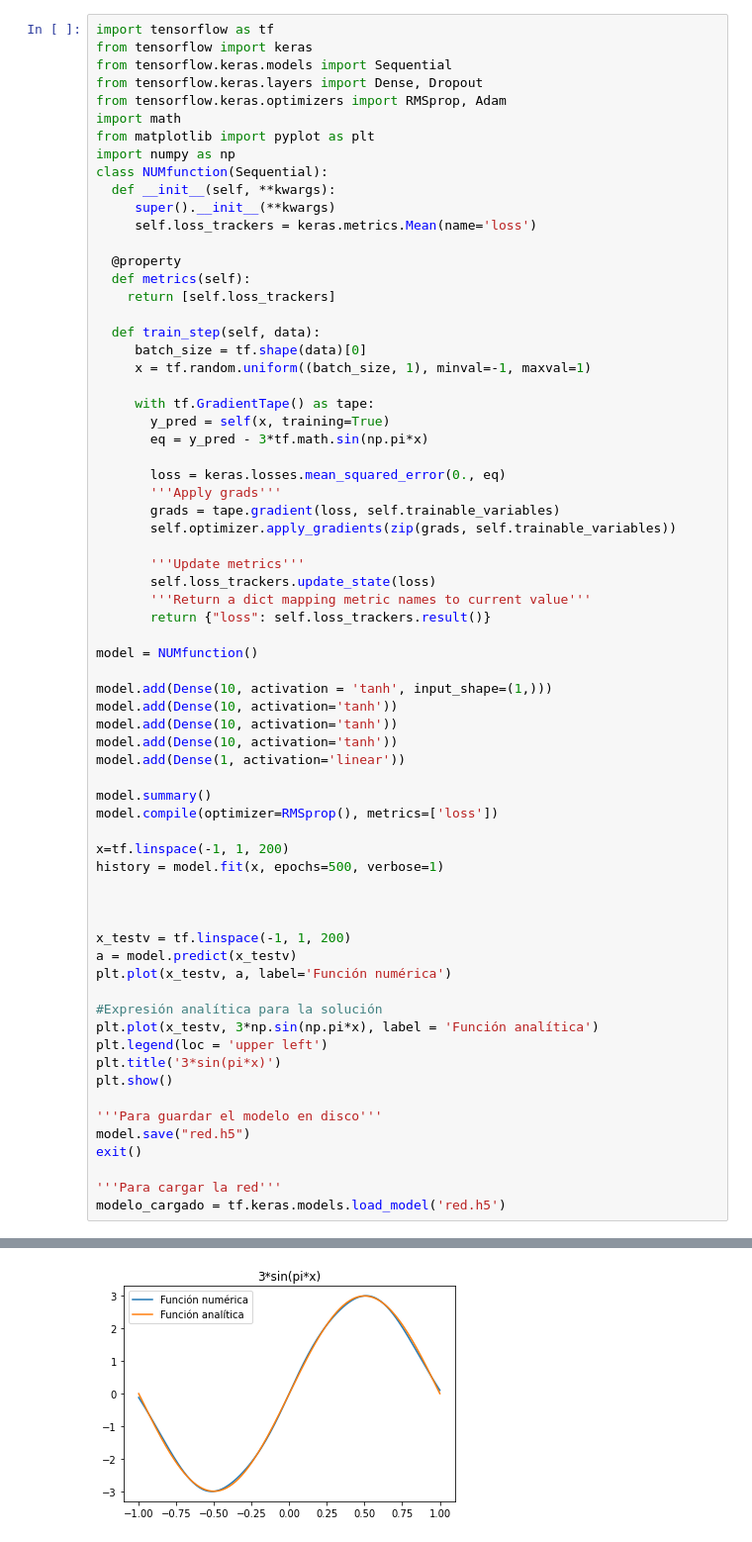
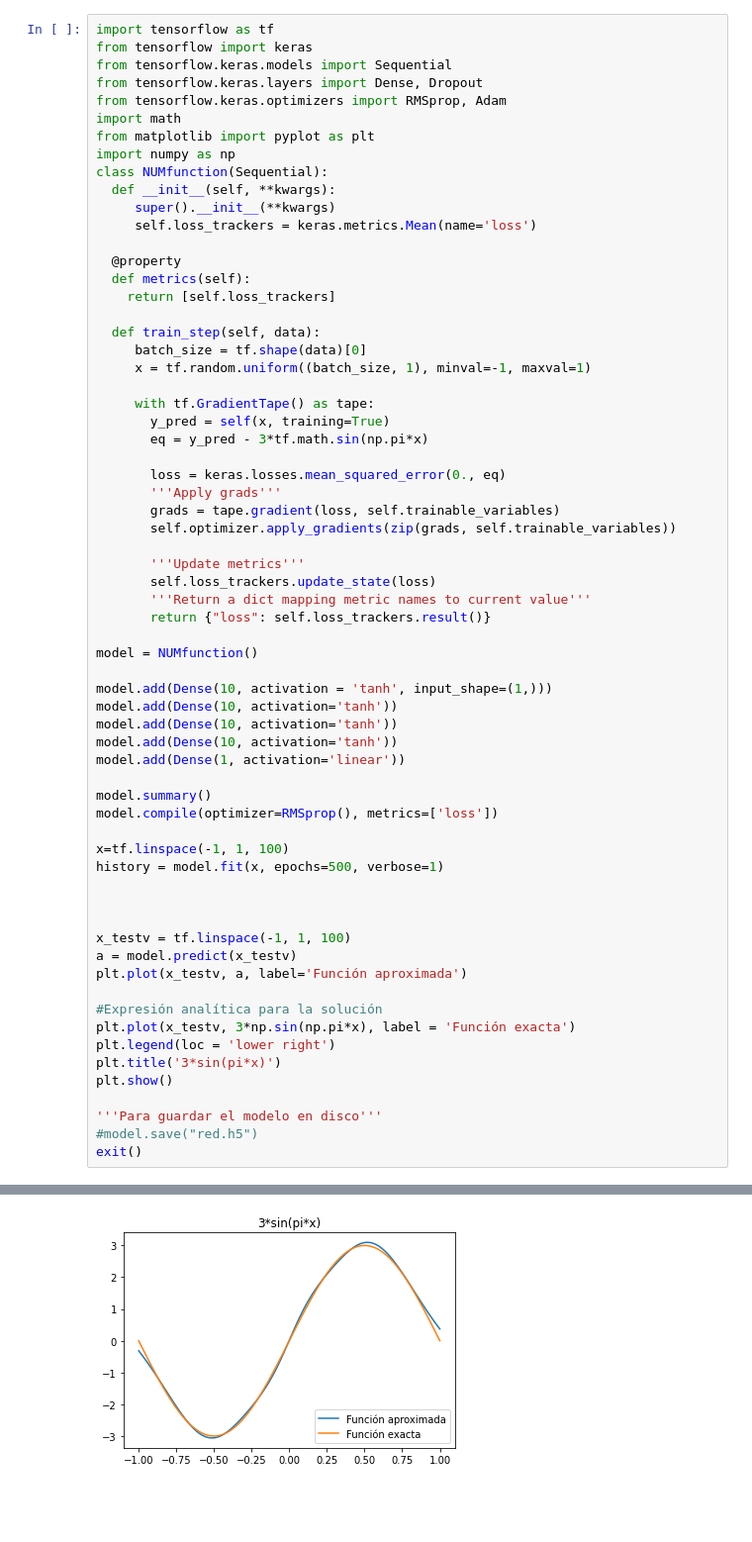
Before and after one commit to Bere91/oto-o-22-Tarea-3, a Jupyter notebook: Ejercicio_1.ipynb, the cells around one changed output, grey strips where cells are left out. Shown at 99% size. Drawn from its saved outputs; the diff is of its cells as text; blank space fills up the shorter version.

```diff
--- a/Ejercicio_1.ipynb
+++ b/Ejercicio_1.ipynb
@@ -47,27 +47,24 @@ model.add(Dense(1, activation='linear'))
 model.summary()
 model.compile(optimizer=RMSprop(), metrics=['loss'])
 
-x=tf.linspace(-1, 1, 200)
+x=tf.linspace(-1, 1, 100)
 history = model.fit(x, epochs=500, verbose=1)
 
 
 
-x_testv = tf.linspace(-1, 1, 200)
+x_testv = tf.linspace(-1, 1, 100)
 a = model.predict(x_testv)
-plt.plot(x_testv, a, label='Función numérica')
+plt.plot(x_testv, a, label='Función aproximada')
 
 #Expresión analítica para la solución
-plt.plot(x_testv, 3*np.sin(np.pi*x), label = 'Función analítica')
-plt.legend(loc = 'upper left')
+plt.plot(x_testv, 3*np.sin(np.pi*x), label = 'Función exacta')
+plt.legend(loc = 'lower right')
 plt.title('3*sin(pi*x)')
 plt.show()
 
 '''Para guardar el modelo en disco'''
-model.save("red.h5")
+#model.save("red.h5")
 exit()
-
-'''Para cargar la red'''
-modelo_cargado = tf.keras.models.load_model('red.h5')
 # %% [output]
 Model: "nu_mfunction"
 _________________________________________________________________
@@ -89 +86 @@ Epoch 500/500
-[figure, old version]
+[figure, new version]
```
Also changed, not shown: parts of 1 cell of this notebook.
